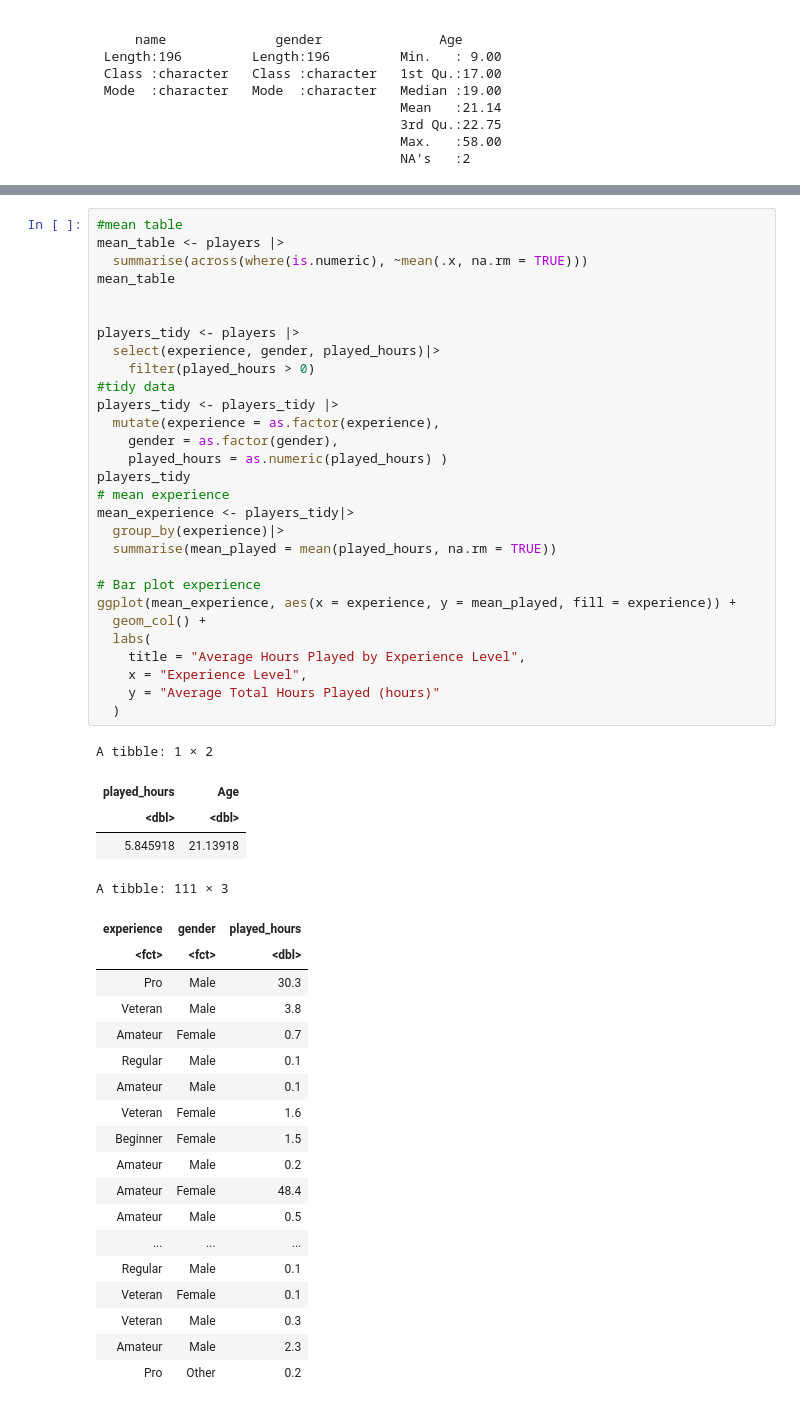
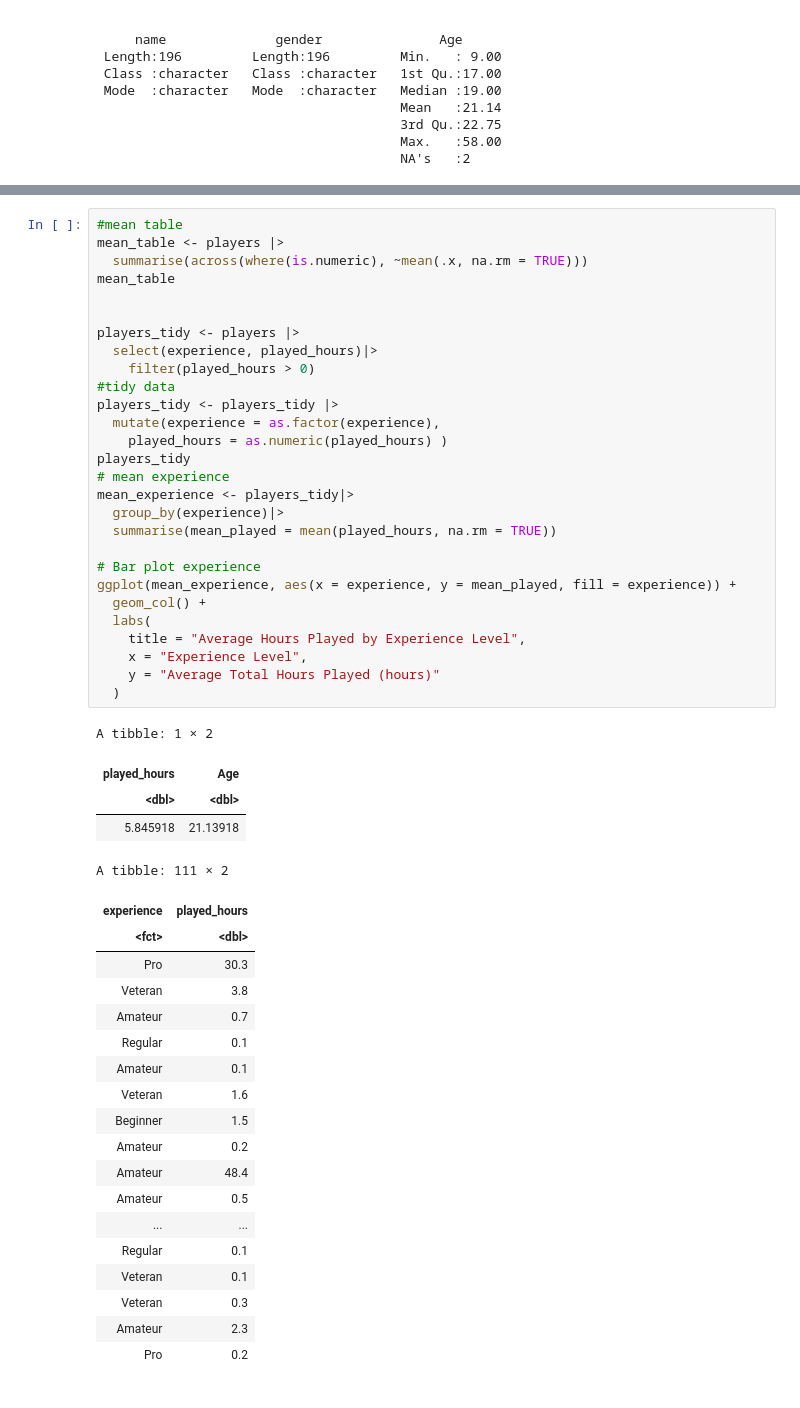
Before and after one commit to johnnybro123/toy_ds_project, a Jupyter notebook: test.ipynb, the cells around one changed output, grey strips where cells are left out. Drawn from its saved outputs; the diff is of its cells as text.

```diff
--- a/test.ipynb
+++ b/test.ipynb
@@ -105,52 +107,51 @@ This supports building a linear regression model where played_hours is primarily
 mean_table <- players |>
   summarise(across(where(is.numeric), ~mean(.x, na.rm = TRUE)))
 mean_table
 
 
 players_tidy <- players |>
-  select(experience, gender, played_hours)|>
+  select(experience, played_hours)|>
     filter(played_hours > 0)
 #tidy data
 players_tidy <- players_tidy |>
   mutate(experience = as.factor(experience),
-    gender = as.factor(gender),
     played_hours = as.numeric(played_hours) )
 players_tidy
 # mean experience
 mean_experience <- players_tidy|>
   group_by(experience)|>
   summarise(mean_played = mean(played_hours, na.rm = TRUE))
 
 # Bar plot experience
 ggplot(mean_experience, aes(x = experience, y = mean_played, fill = experience)) +
   geom_col() +
   labs(
     title = "Average Hours Played by Experience Level",
     x = "Experience Level",
     y = "Average Total Hours Played (hours)"
   )
 # %% [output]
 A tibble: 1 × 2
 | played_hours | Age |
 | <dbl> | <dbl> |
 | 5.845918 | 21.13918 |
-A tibble: 111 × 3
+A tibble: 111 × 2
-| experience | gender | played_hours |
-| <fct> | <fct> | <dbl> |
-| Pro | Male | 30.3 |
-| Veteran | Male | 3.8 |
-| Amateur | Female | 0.7 |
-| Regular | Male | 0.1 |
-| Amateur | Male | 0.1 |
-| Veteran | Female | 1.6 |
-| Beginner | Female | 1.5 |
-| Amateur | Male | 0.2 |
-| Amateur | Female | 48.4 |
-| Amateur | Male | 0.5 |
-| ... | ... | ... |
-| Regular | Male | 0.1 |
-| Veteran | Female | 0.1 |
-| Veteran | Male | 0.3 |
-| Amateur | Male | 2.3 |
-| Pro | Other | 0.2 |
+| experience | played_hours |
+| <fct> | <dbl> |
+| Pro | 30.3 |
+| Veteran | 3.8 |
+| Amateur | 0.7 |
+| Regular | 0.1 |
+| Amateur | 0.1 |
+| Veteran | 1.6 |
+| Beginner | 1.5 |
+| Amateur | 0.2 |
+| Amateur | 48.4 |
+| Amateur | 0.5 |
+| ... | ... |
+| Regular | 0.1 |
+| Veteran | 0.1 |
+| Veteran | 0.3 |
+| Amateur | 2.3 |
+| Pro | 0.2 |
 [figure]
```
Also changed, not shown: parts of 4 cells of this notebook.
